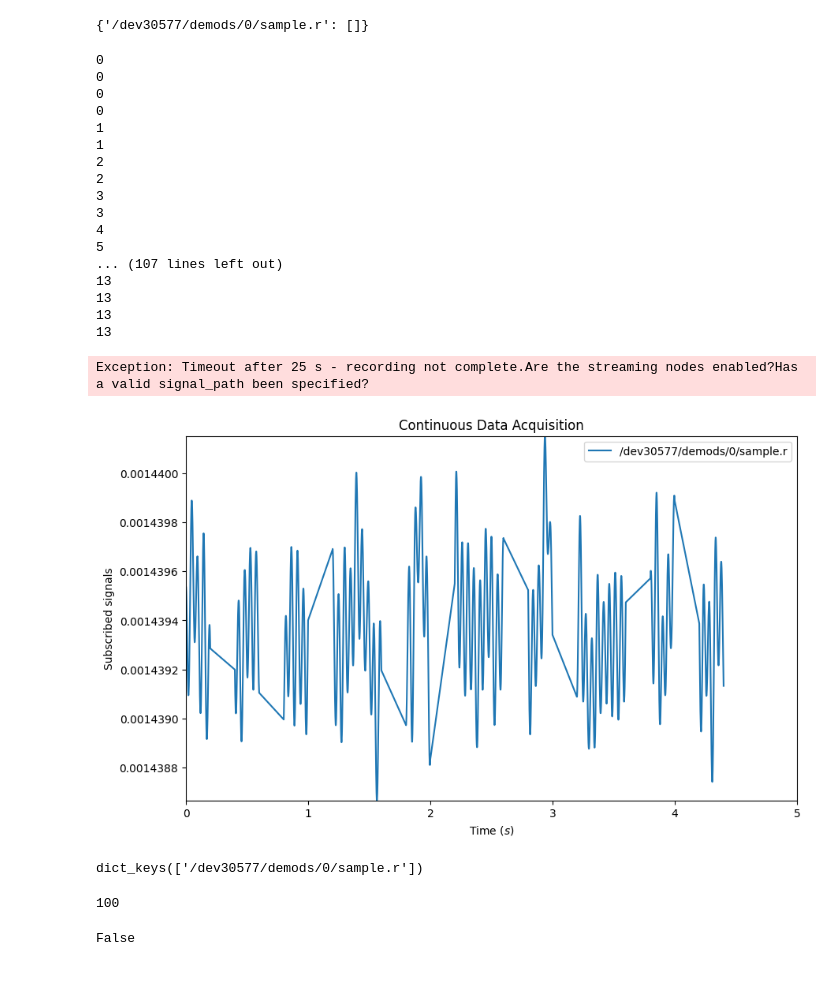
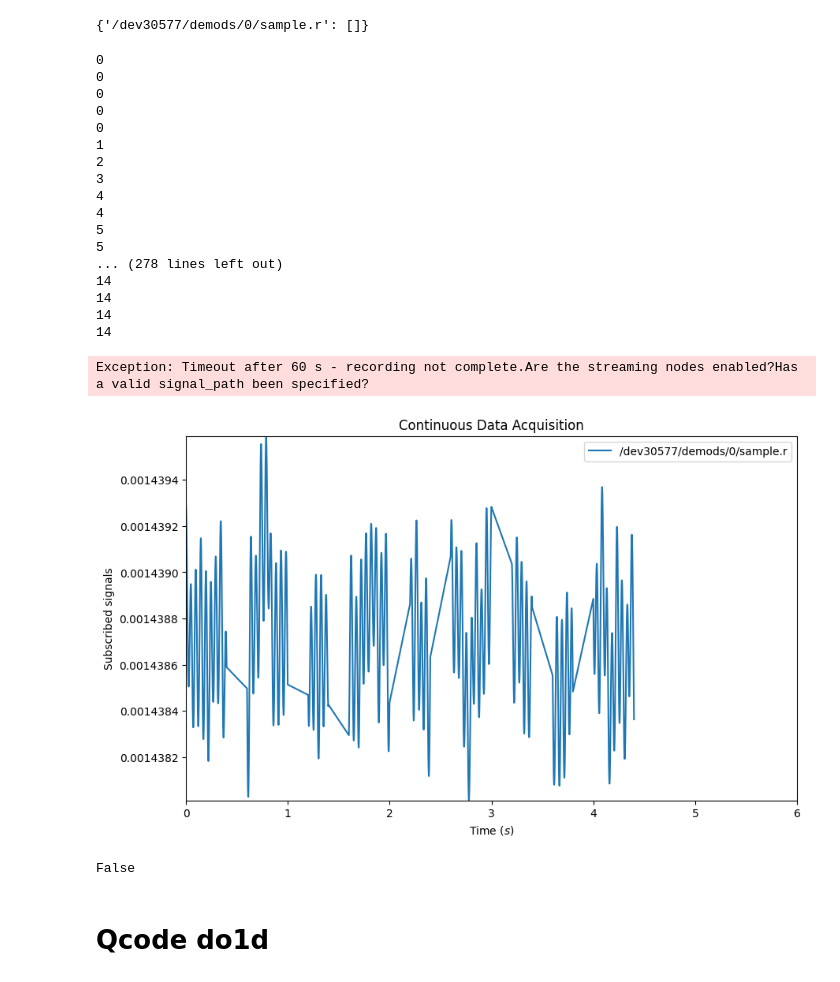
Before and after one commit to 44hsiang/SET, a Jupyter notebook: QDACII_MFLI.ipynb, the cells around one changed output. Saved outputs shown, nothing was run; the diff lists cells and outputs as text; code cells hidden in the pictures.

```diff
--- a/QDACII_MFLI.ipynb
+++ b/QDACII_MFLI.ipynb
@@ -227,7 +279,7 @@ signal_paths = []
 signal_paths.append(demod_path + ".r")
 
 # set the time window for the acquisition
-total_duration = 5 # Time in seconds for the aquisition.
+total_duration = 6 # Time in seconds for the aquisition.
 module_sampling_rate = 1e3  # Number of points/second.
 burst_duration = 200e-3  # Time in seconds for each data burst/segment.
 num_cols = int(np.ceil(module_sampling_rate * burst_duration))
@@ -301,53 +355,45 @@ def process_data(raw_data):
 
 # Start recording data.
 daq.execute()
-time.sleep(1)
+time.sleep(5)
 qdac.start_all()
 # Record data in a loop with timeout.
-timeout = 5 * total_duration
+timeout = 10 * total_duration
 start = time.time()
 
 while not daq.finished():
     t0_loop = time.time()
     if time.time() - start > timeout:
         raise Exception(
             f"Timeout after {timeout} s - recording not complete."
             "Are the streaming nodes enabled?"
             "Has a valid signal_path been specified?"
         )
     raw_data = daq.read()
     process_data(raw_data)
     print(len(data[signal_paths[0]]))
 
     time.sleep(max(0, burst_duration - (time.time() - t0_loop)))
 # There may be new data between the last read() and calling finished().
 raw_data = daq.read()
 result = process_data(raw_data)
 # %% [output]
+0
 0
 0
 0
 0
 1
-1
-2
 2
 3
-3
+4
 4
 5
-... (107 lines left out)
-13
-13
-13
-13
+5
+... (278 lines left out)
+14
+14
+14
+14
-Exception: Timeout after 25 s - recording not complete.Are the streaming nodes enabled?Has a valid signal_path been specified?
+Exception: Timeout after 60 s - recording not complete.Are the streaming nodes enabled?Has a valid signal_path been specified?
-[figure, old version]
+[figure, new version]
-# %%
-data.keys()
-# %% [output]
-dict_keys(['/dev30577/demods/0/sample.r'])
-# %%
-len(data['/dev30577/demods/0/sample.r'])
-# %% [output]
-100
@@ -357,3 +401,5 @@ qdac.  # reset QDACII
 daq.finished()
 # %% [output]
 False
+# %% [markdown]
+# Qcode do1d
```
Also changed, not shown: parts of 24 cells of this notebook.
